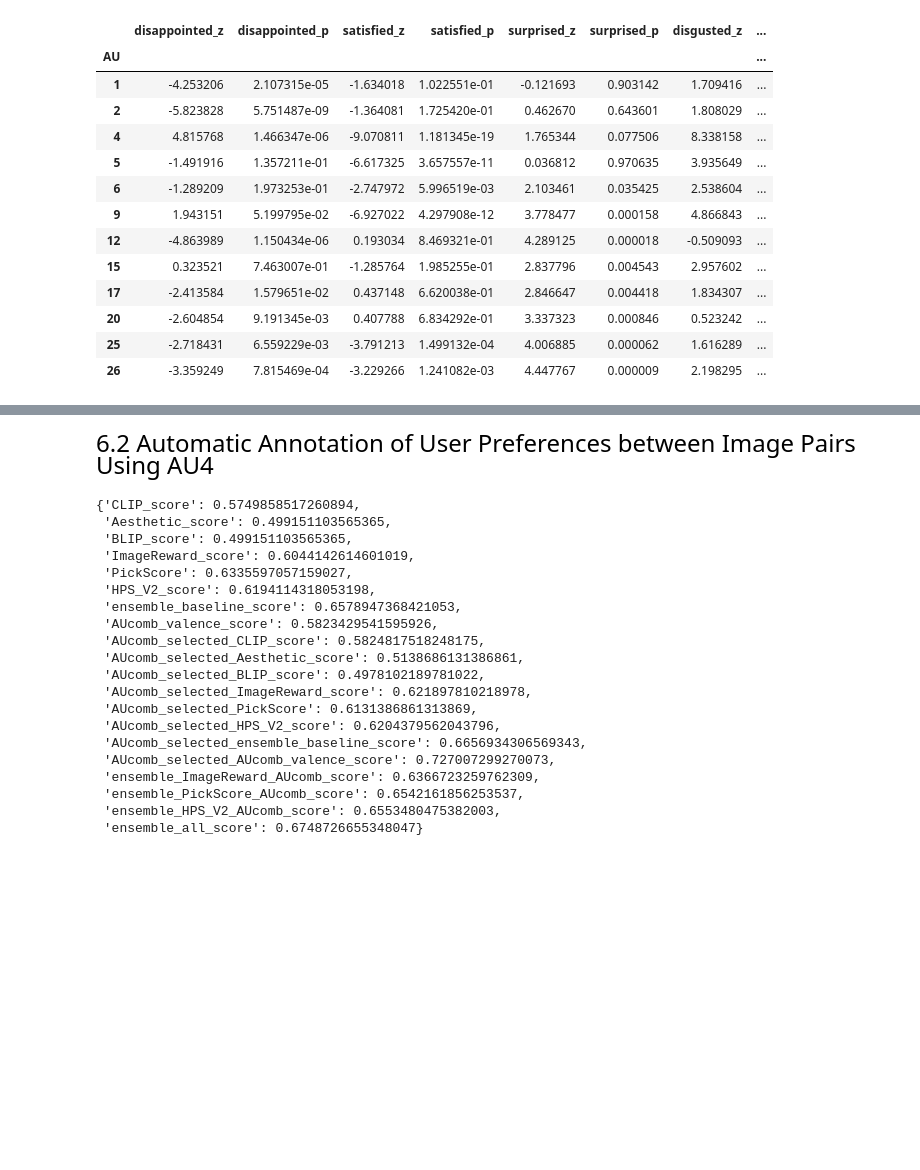
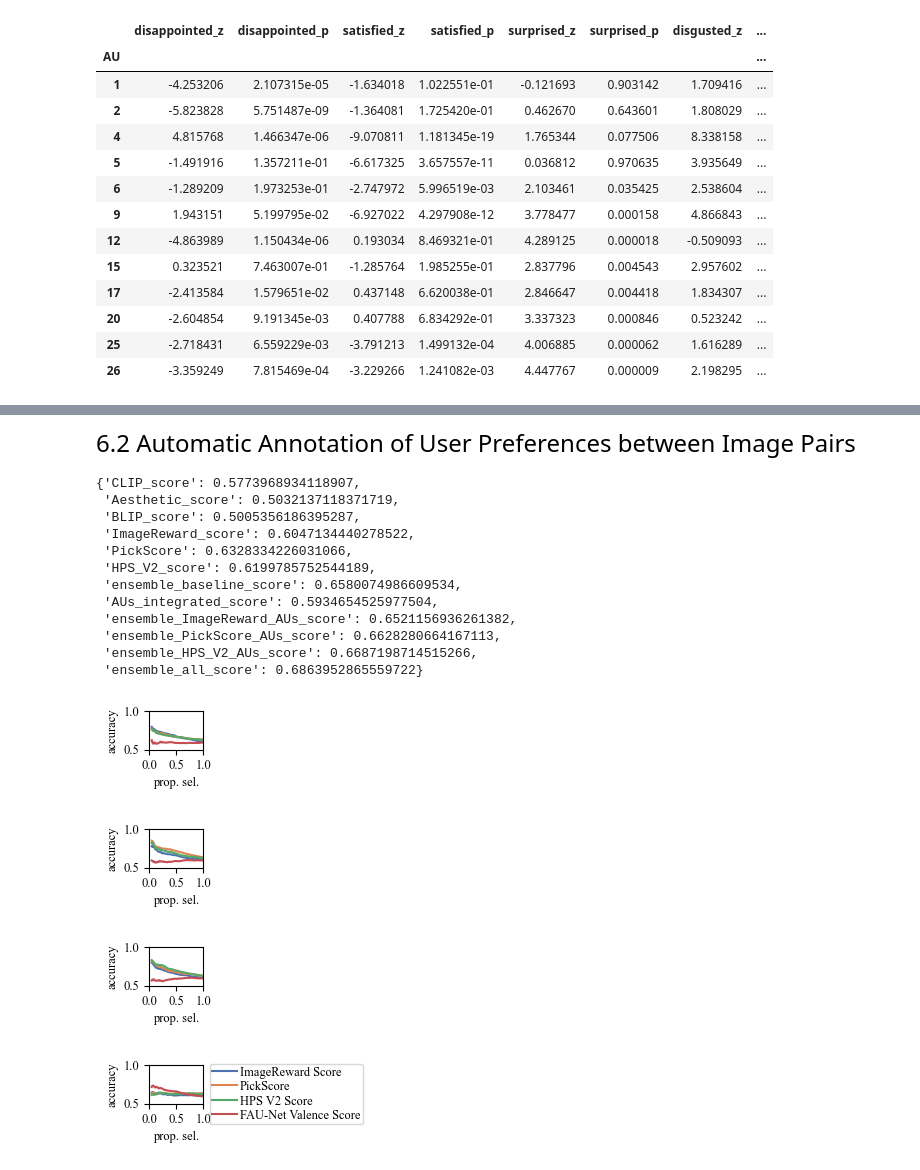
Before and after one commit to ShuangquanFeng/FERGI, a Jupyter notebook: result_analysis.ipynb, the cells around one changed output, grey strips where cells are left out. Cells and saved outputs as stored; diff of their text form; code cells hidden in the pictures; blank space fills up the shorter version.

```diff
--- a/result_analysis.ipynb
+++ b/result_analysis.ipynb
@@ -197,7 +199,7 @@ for option_idx, option in enumerate(reaction_options):
 # %% [markdown]
-<p style="font-family: 'Times New Roman', Times, serif; font-size:24px; color: black;">6.2 Automatic Annotation of User Preferences between Image Pairs Using AU4</p>
+<p style="font-family: 'Times New Roman', Times, serif; font-size:24px; color: black;">6.2 Automatic Annotation of User Preferences between Image Pairs</p>
 # %%
-df_classification = pd.read_csv(os.path.join(results_rootdir, 'image_preference_binary_classification_based_on_ranking.csv'), dtype={'user_id': str})
+df_classification = pd.read_csv(os.path.join(results_rootdir, 'image_preference_binary_classification_based_on_ranking_NN.csv'), dtype={'user_id': str})
 # %%
 summary_row = {}
 for col in df_classification:
@@ -212,30 +214,61 @@ df_classification = pd.concat([df_classification, pd.DataFrame([summary_row])],
 # %%
 basic_metrics = ['CLIP_score', 'Aesthetic_score', 'BLIP_score', 'ImageReward_score', 'PickScore', 'HPS_V2_score']
 baseline_metrics = basic_metrics + ['ensemble_baseline_score']
-AUs_sel_metrics = baseline_metrics + ['AUcomb_valence_score']
-all_metrics = AUs_sel_metrics + [f'AUcomb_selected_{metric}' for metric in AUs_sel_metrics] + ['ensemble_ImageReward_AUcomb_score', 'ensemble_PickScore_AUcomb_score', 'ensemble_HPS_V2_AUcomb_score', 'ensemble_all_score']
+
+all_metrics = baseline_metrics + ['AUs_integrated_score', 'ensemble_ImageReward_AUs_score', 'ensemble_PickScore_AUs_score', 'ensemble_HPS_V2_AUs_score', 'ensemble_all_score']
 # %%
 accuracies = {metric: df_classification[f'{metric}_n_correct'].iloc[-1] / (df_classification[f'{metric}_n_correct'].iloc[-1] + df_classification[f'{metric}_n_incorrect'].iloc[-1]) for metric in all_metrics}
 # %%
 accuracies
 # %% [output]
-{'CLIP_score': 0.5749858517260894,
- 'Aesthetic_score': 0.499151103565365,
- 'BLIP_score': 0.499151103565365,
- 'ImageReward_score': 0.6044142614601019,
- 'PickScore': 0.6335597057159027,
- 'HPS_V2_score': 0.6194114318053198,
- 'ensemble_baseline_score': 0.6578947368421053,
- 'AUcomb_valence_score': 0.5823429541595926,
- 'AUcomb_selected_CLIP_score': 0.5824817518248175,
- 'AUcomb_selected_Aesthetic_score': 0.5138686131386861,
- 'AUcomb_selected_BLIP_score': 0.4978102189781022,
- 'AUcomb_selected_ImageReward_score': 0.621897810218978,
- 'AUcomb_selected_PickScore': 0.6131386861313869,
- 'AUcomb_selected_HPS_V2_score': 0.6204379562043796,
- 'AUcomb_selected_ensemble_baseline_score': 0.6656934306569343,
- 'AUcomb_selected_AUcomb_valence_score': 0.727007299270073,
- 'ensemble_ImageReward_AUcomb_score': 0.6366723259762309,
- 'ensemble_PickScore_AUcomb_score': 0.6542161856253537,
- 'ensemble_HPS_V2_AUcomb_score': 0.6553480475382003,
- 'ensemble_all_score': 0.6748726655348047}
+{'CLIP_score': 0.5773968934118907,
+ 'Aesthetic_score': 0.5032137118371719,
+ 'BLIP_score': 0.5005356186395287,
+ 'ImageReward_score': 0.6047134440278522,
+ 'PickScore': 0.6328334226031066,
+ 'HPS_V2_score': 0.6199785752544189,
+ 'ensemble_baseline_score': 0.6580074986609534,
+ 'AUs_integrated_score': 0.5934654525977504,
+ 'ensemble_ImageReward_AUs_score': 0.6521156936261382,
+ 'ensemble_PickScore_AUs_score': 0.6628280664167113,
+ 'ensemble_HPS_V2_AUs_score': 0.6687198714515266,
+ 'ensemble_all_score': 0.6863952865559722}
+# %%
+with open(os.path.join(results_rootdir, 'sel_correctness.pkl'), 'rb') as f:
+    data = pkl.load(f)
+n_correct = data['sel_n_correct']
+n_incorrect = data['sel_n_incorrect']
+n_total = n_correct['AUs_integrated_score']['AUs_integrated_score'][1.0] + n_incorrect['AUs_integrated_score']['AUs_integrated_score'][1.0]
+proportions = np.array(list(n_correct['AUs_integrated_score']['AUs_integrated_score'].keys()))
+all_metrics = list(n_correct.keys())
+
+labels_shown = {'ImageReward_score': "ImageReward Score", "PickScore": "PickScore", "HPS_V2_score": "HPS V2 Score", "AUs_integrated_score": "FAU-Net Valence Score"}
+all_metrics = labels_shown.keys()
+
+for sel_metric in all_metrics:
+    accuracies = defaultdict(list)
+    for proportion in proportions:
+        for metric in n_correct.keys():
+            accuracies[metric].append(n_correct[sel_metric][metric][proportion] / (n_correct[sel_metric][metric][proportion] + n_incorrect[sel_metric][metric][proportion]))
+
+    for k, v in accuracies.items():
+        accuracies[k] = np.array(v)
+    plt.figure(figsize = [0.7, 0.5])
+    for i, metric in enumerate(all_metrics):
+        plt.plot(proportions[proportions >= 0.05], accuracies[metric][proportions >= 0.05], color = sns.color_palette('deep').as_hex()[i], label=labels_shown[metric])
+    if sel_metric == "AUs_integrated_score":
+        plt.legend(loc='upper left', bbox_to_anchor=(1, 1.2), handletextpad=0.2, borderpad=0.2, labelspacing=0.2)
+    # plt.title(f'Selected by {labels_shown[sel_metric]}')
+    plt.xlabel('prop. sel.')
+    plt.ylabel('accuracy')
+    plt.xticks([0.0, 0.5, 1.0])
+    plt.yticks([0.5, 1.0])
+    plt.xlim([0, 1])
+    plt.ylim([0.5, 1])
+    plt.savefig(os.path.join(figures_rootdir, f"accuracy_of_data_selected_by_{labels_shown[sel_metric].replace(' ', '_')}.pdf"), format='pdf', bbox_inches='tight')
+    plt.show()
+# %% [output]
+[figure, added]
+[figure, added]
+[figure, added]
+[figure, added]
```
Also changed, not shown: parts of 4 cells of this notebook, 6 other files.
